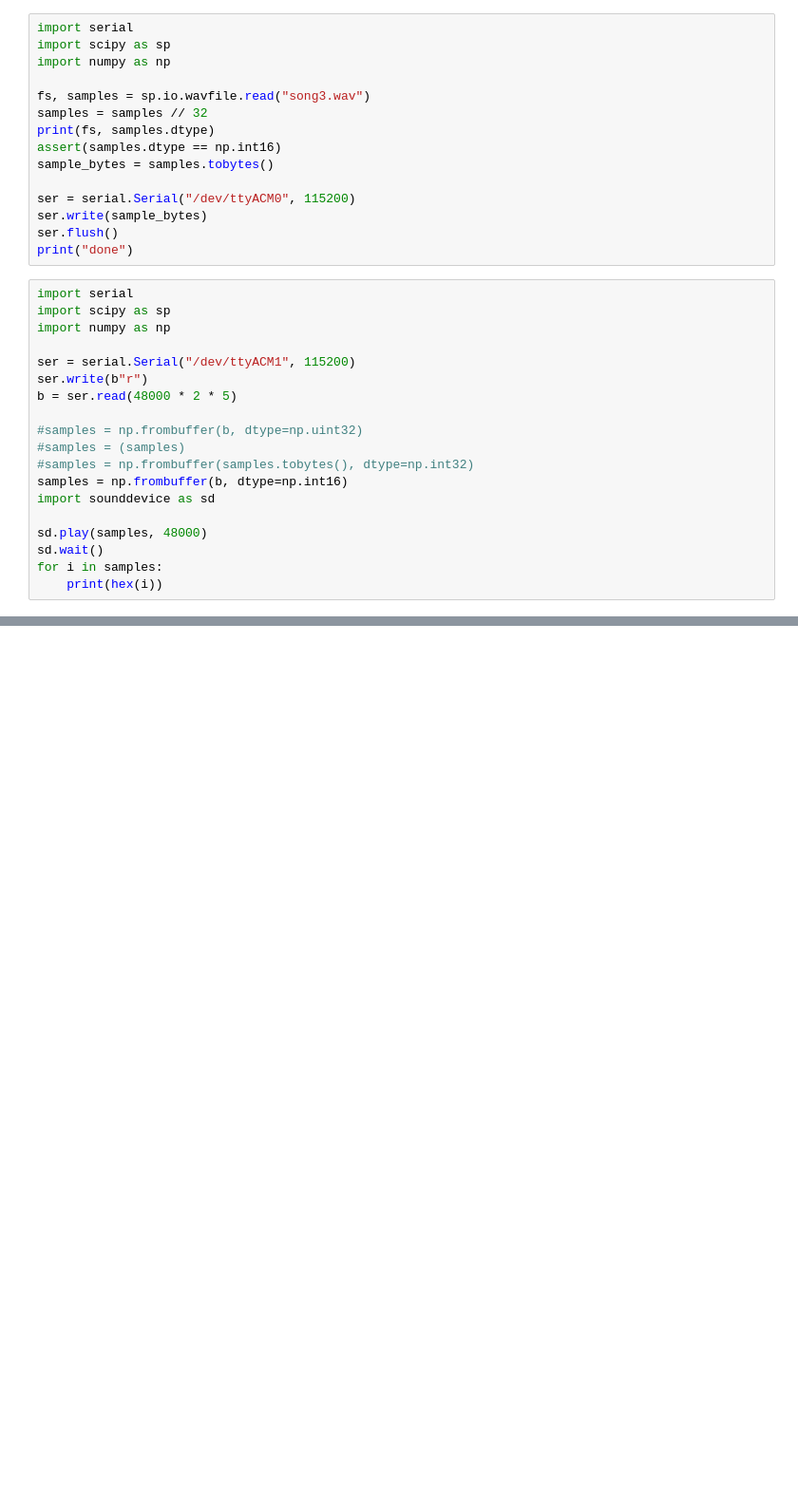
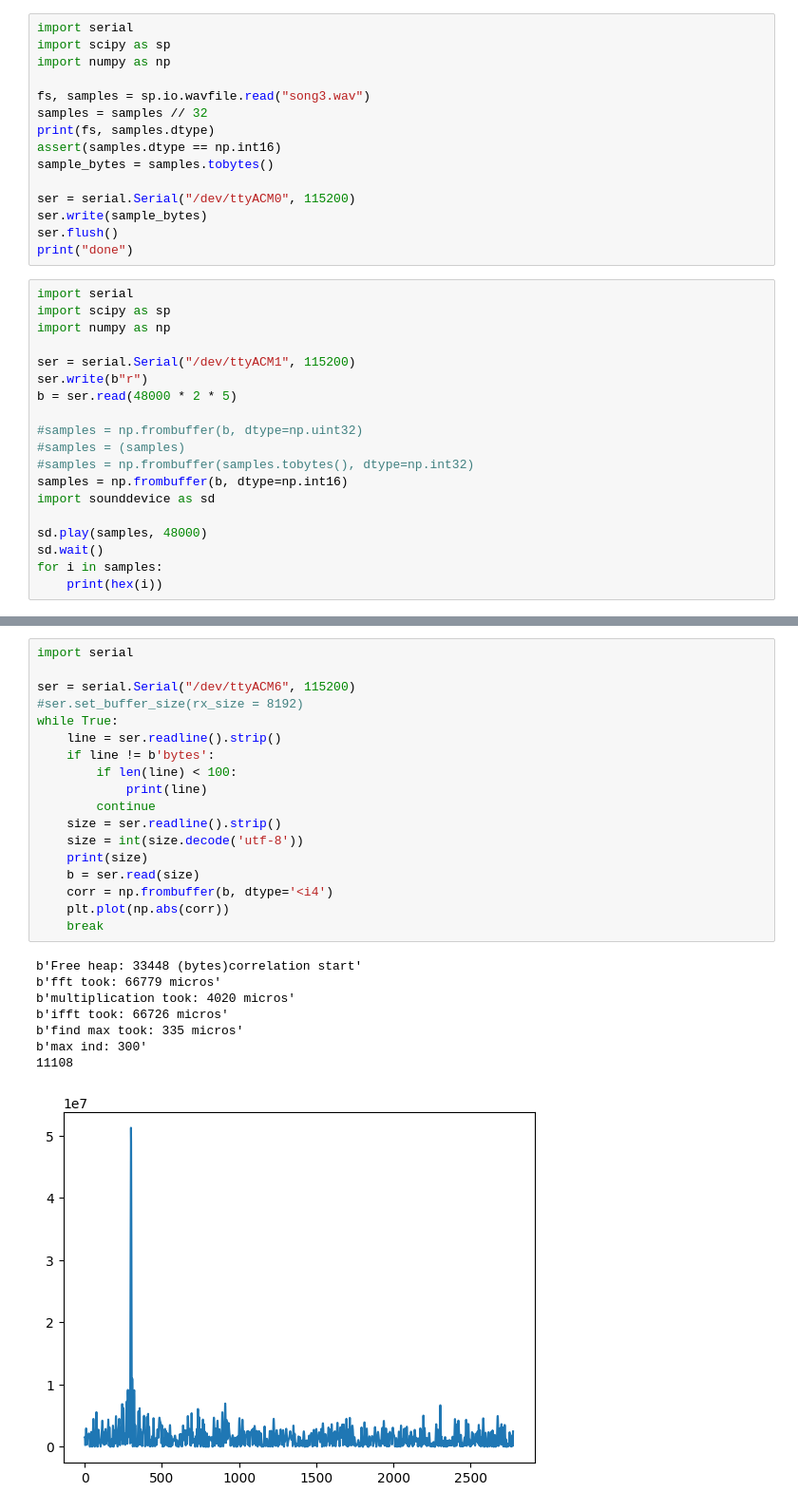
Before and after one commit to autocart-capstone/autocart, a Jupyter notebook: SourceCodes/sound_localization/misc/playground.ipynb, the cells around one changed output, grey strips where cells are left out. Shown: that part at 95% size. Cells and saved outputs as stored; diff of their text form; blank space fills up the shorter version.

```diff
--- a/SourceCodes/sound_localization/misc/playground.ipynb
+++ b/SourceCodes/sound_localization/misc/playground.ipynb
@@ -251,0 +299,27 @@ for i in samples:
+# %%
+import serial
+
+ser = serial.Serial("/dev/ttyACM6", 115200)
+#ser.set_buffer_size(rx_size = 8192)
+while True:
+    line = ser.readline().strip()
+    if line != b'bytes':
+        if len(line) < 100:
+            print(line)
+        continue
+    size = ser.readline().strip()
+    size = int(size.decode('utf-8'))
+    print(size)
+    b = ser.read(size)
+    corr = np.frombuffer(b, dtype='<i4')
+    plt.plot(np.abs(corr))
+    break
+# %% [output]
+b'Free heap: 33448 (bytes)correlation start'
+b'fft took: 66779 micros'
+b'multiplication took: 4020 micros'
+b'ifft took: 66726 micros'
+b'find max took: 335 micros'
+b'max ind: 300'
+11108
+[figure, added]
```
Also changed, not shown: parts of 7 cells of this notebook, 25 other files.
